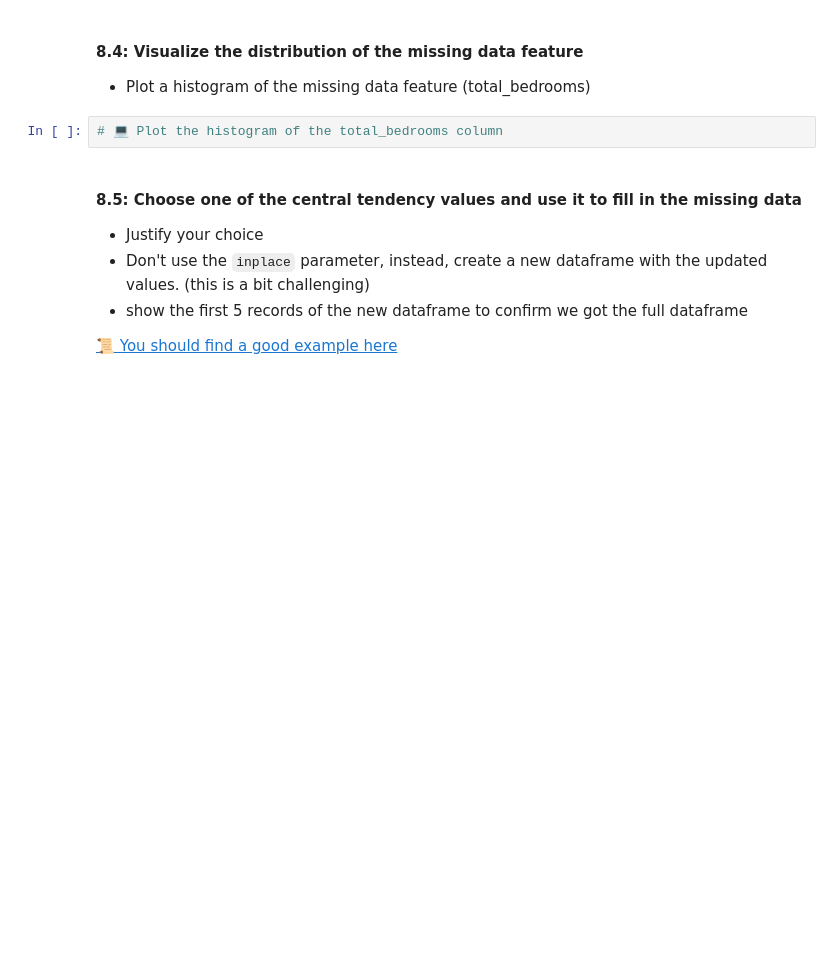
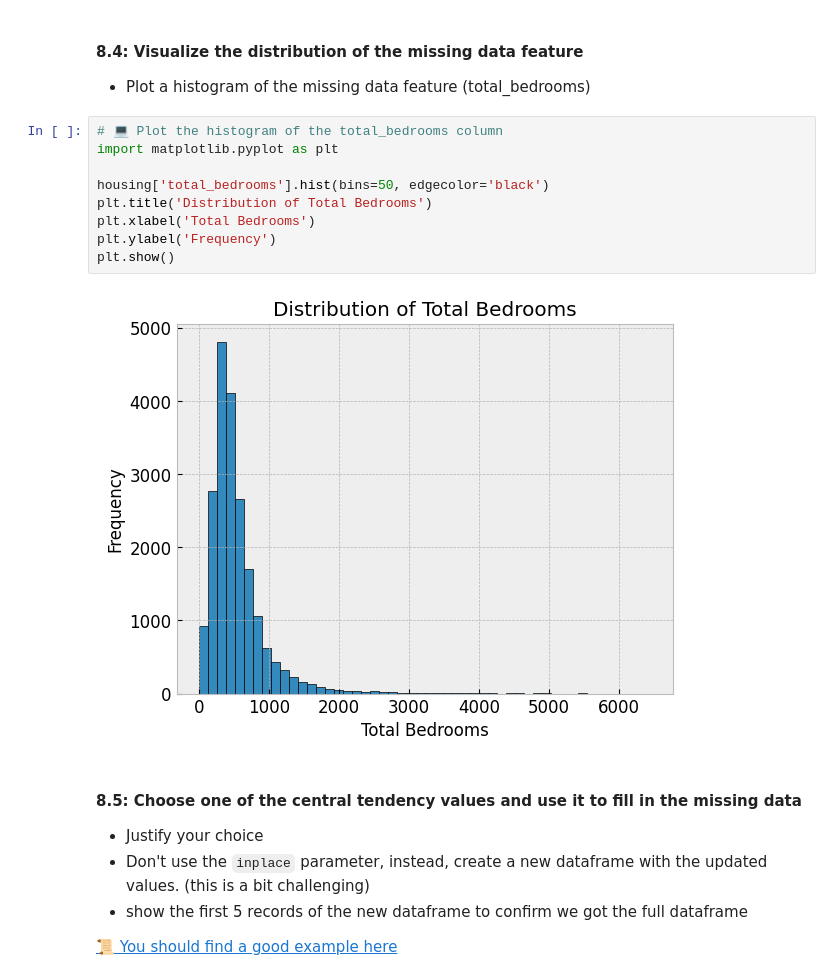
Before and after one commit to IT4063-Spring2025/eda-assignment-grandhvj, a Jupyter notebook: notebook.ipynb, the cells around one changed output. Drawn from its saved outputs; the diff is of its cells as text; blank space fills up the shorter version.

```diff
--- a/notebook.ipynb
+++ b/notebook.ipynb
@@ -423,8 +475,17 @@ Trimmed Mean: 0
 # %% [markdown]
 #### 8.4: Visualize the distribution of the missing data feature
 * Plot a histogram of the missing data feature (total_bedrooms)
-# %%
-# 💻 Plot the histogram of the total_bedrooms column
+# %%
+# 💻 Plot the histogram of the total_bedrooms column
+import matplotlib.pyplot as plt
+
+housing['total_bedrooms'].hist(bins=50, edgecolor='black')
+plt.title('Distribution of Total Bedrooms')
+plt.xlabel('Total Bedrooms')
+plt.ylabel('Frequency')
+plt.show()
+# %% [output]
+[figure, added]
 # %% [markdown]
 #### 8.5: Choose one of the central tendency values and use it to fill in the missing data
 * Justify your choice
```
Also changed, not shown: parts of 10 cells of this notebook.
